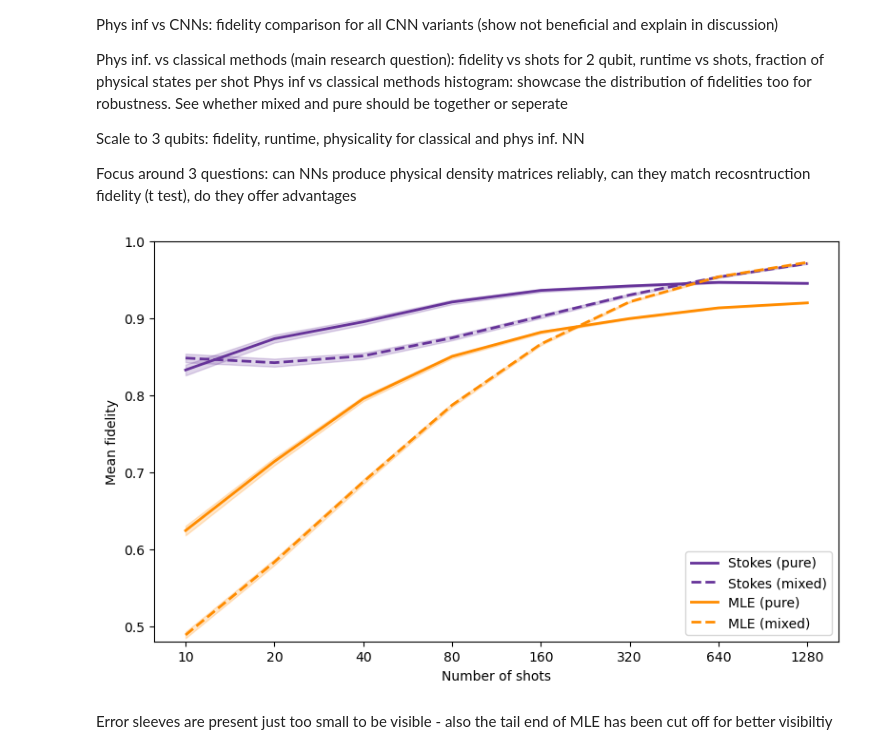
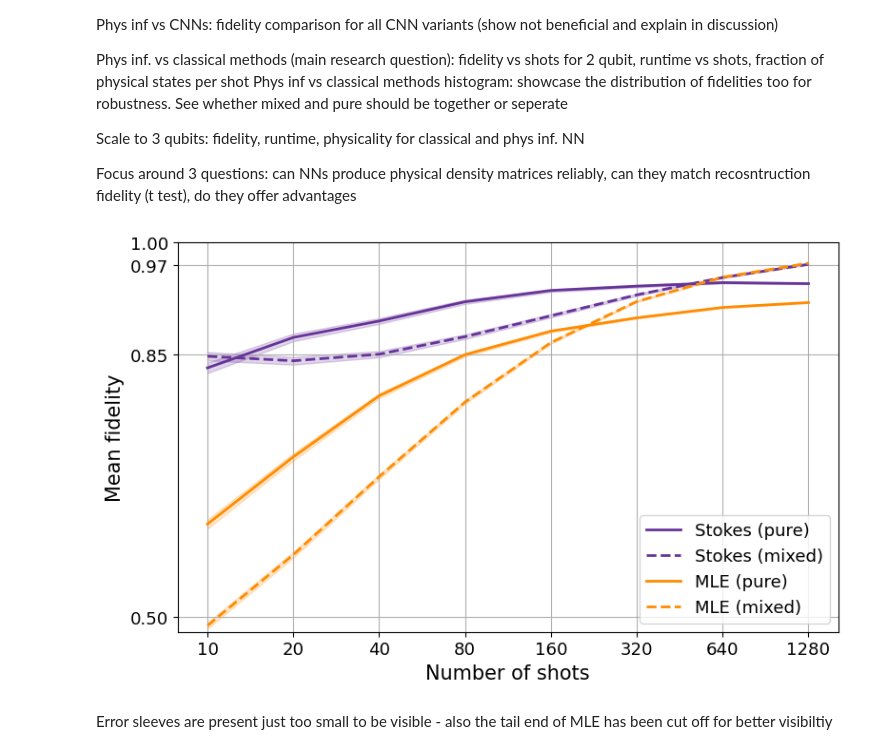
Before and after one commit to Charlow88/Masters-Project, a Jupyter notebook: src/masters_project/full_analysis.ipynb, the cells around one changed output. Saved outputs shown, nothing was run; the diff lists cells and outputs as text; code cells hidden in the pictures.

```diff
--- a/src/masters_project/full_analysis.ipynb
+++ b/src/masters_project/full_analysis.ipynb
@@ -419,40 +419,42 @@ for method in methods_to_plot:
         label = f"{method} ({state_type})"
 
         plt.plot(
             shot_vals,
             means,
             label=label,
             color=colours[method],
             linestyle=linestyles[state_type],
             linewidth=2
         )
 
         plt.fill_between(
             shot_vals,
             means - ses,
             means + ses,
             color=colours[method],
             alpha=0.2
         )
 
 # ------------------------------------------------------------
 # Formatting
 # ------------------------------------------------------------
-plt.xlabel("Number of shots")
-plt.ylabel("Mean fidelity")
+plt.xlabel("Number of shots", size=15)
+plt.ylabel("Mean fidelity", size=15)
 # plt.title("Stokes vs MLE for 2-qubit states")
-plt.legend()
+plt.legend(fontsize=13)
 plt.ylim(0.48, 1)
 plt.xscale("log", base=2)
 shot_ticks = [10, 20, 40, 80, 160, 320, 640, 1280]
-plt.xticks(shot_ticks)
+plt.xticks(shot_ticks, size=13)
+plt.yticks([0.5, 0.85, 0.97, 1])
+plt.yticks(size=13)
 plt.gca().xaxis.set_major_formatter(plt.ScalarFormatter())
-plt.grid(False)
+plt.grid(True, which='both')
 plt.tight_layout()
-plt.savefig("stokes_vs_mle_fidelity.png", dpi=600)
+# plt.savefig("stokes_vs_mle_fidelity.png", dpi=600)
 plt.show()
 # %% [output]
-[figure, old version]
+[figure, new version]
 # %% [markdown]
 Error sleeves are present just too small to be visible - also the tail end of MLE has been cut off for better visibiltiy
 # %%
```
Also changed, not shown: parts of 8 cells of this notebook, 5 other files.
